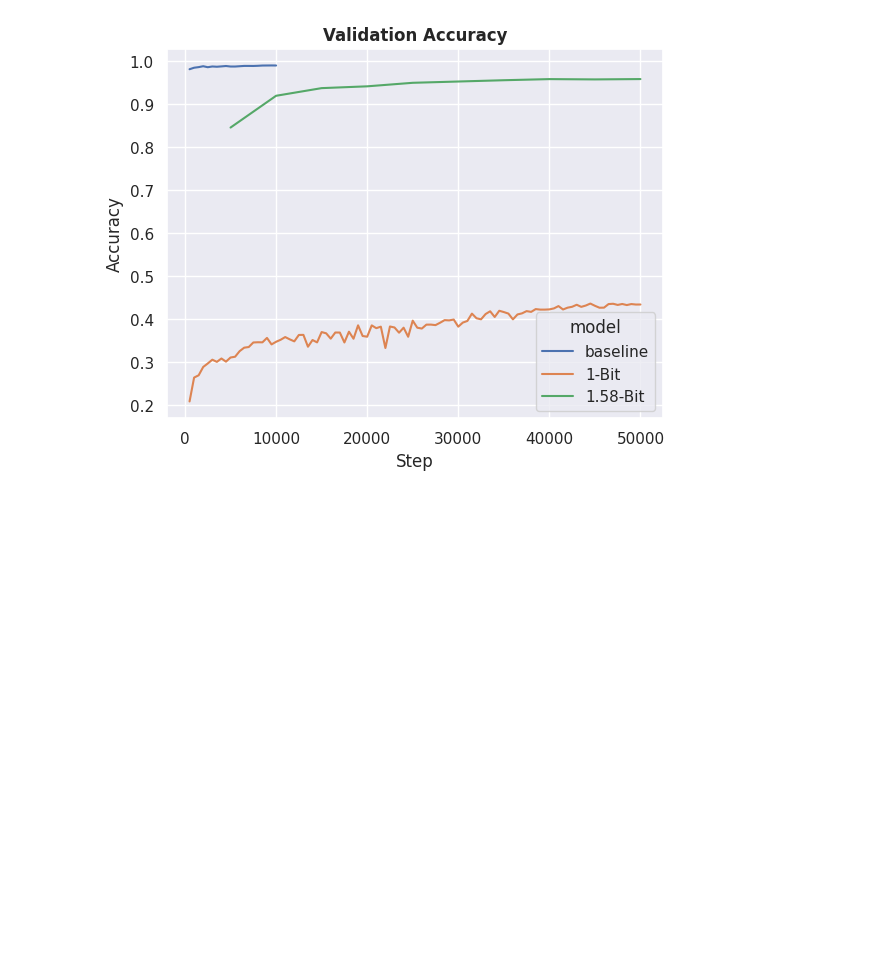
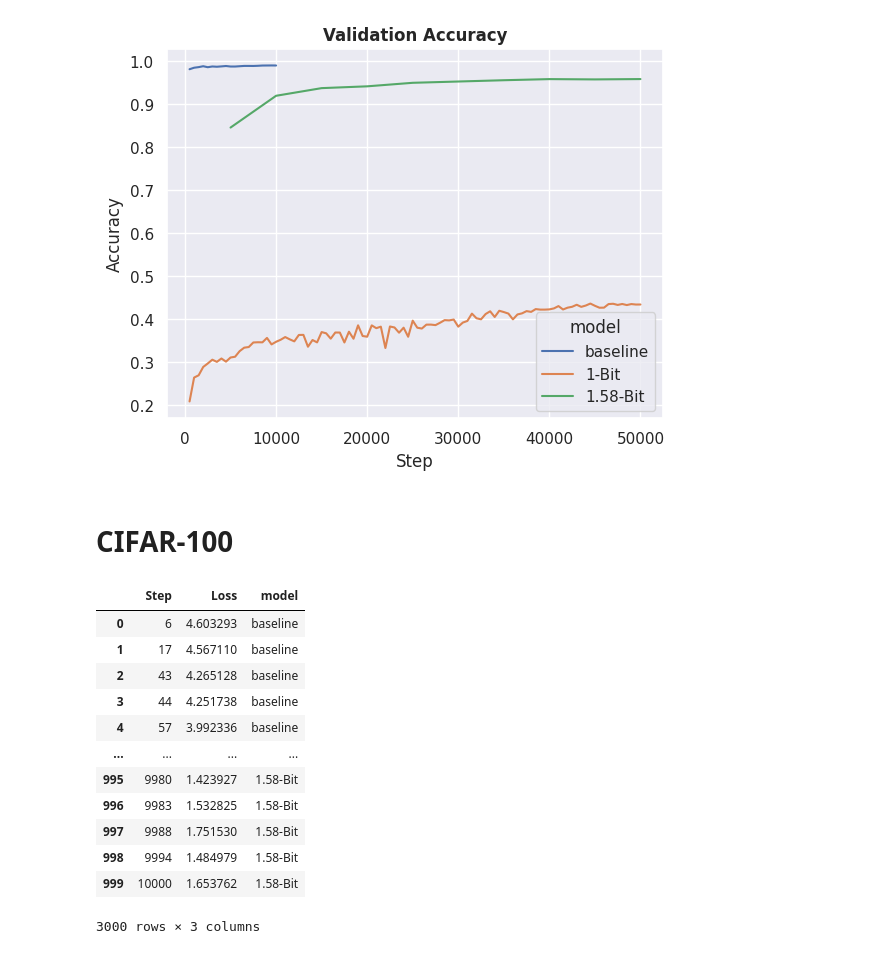
Before and after one commit to Vincent-La/ViT-CMSC472, a Jupyter notebook: plots.ipynb, the cells around one changed output. Drawn from its saved outputs; the diff is of its cells as text; code cells hidden in the pictures; blank space fills up the shorter version.

```diff
--- a/plots.ipynb
+++ b/plots.ipynb
@@ -161,3 +163,31 @@ plt.title('Validation Accuracy', weight='bold')
 # %% [output]
 Text(0.5, 1.0, 'Validation Accuracy')
 [figure]
+# %% [markdown]
+# CIFAR-100
+# %%
+df_baselineloss = pd.read_csv(os.path.join('training_output', 'loss', 'CIFAR_100', 'baseline.csv')).drop('Wall time', axis=1).rename({'Value': 'Loss'}, axis = 1)
+df_baselineloss['model'] = 'baseline'
+
+df_1bitloss = pd.read_csv(os.path.join('training_output', 'loss', 'CIFAR_100', '1bit.csv')).drop('Wall time', axis=1).rename({'Value': 'Loss'}, axis = 1)
+df_1bitloss['model'] = '1-Bit'
+
+df_158bitloss = pd.read_csv(os.path.join('training_output', 'loss', 'CIFAR_100', 'bit158.csv')).drop('Wall time', axis=1).rename({'Value': 'Loss'}, axis = 1)
+df_158bitloss['model'] = '1.58-Bit'
+
+df_loss = pd.concat([df_baselineloss, df_1bitloss, df_158bitloss])
+df_loss
+# %% [output]
+|  | Step | Loss | model |
+| 0 | 6 | 4.603293 | baseline |
+| 1 | 17 | 4.567110 | baseline |
+| 2 | 43 | 4.265128 | baseline |
+| 3 | 44 | 4.251738 | baseline |
+| 4 | 57 | 3.992336 | baseline |
+| ... | ... | ... | ... |
+| 995 | 9980 | 1.423927 | 1.58-Bit |
+| 996 | 9983 | 1.532825 | 1.58-Bit |
+| 997 | 9988 | 1.751530 | 1.58-Bit |
+| 998 | 9994 | 1.484979 | 1.58-Bit |
+| 999 | 10000 | 1.653762 | 1.58-Bit |
+3000 rows × 3 columns
```
Also changed, not shown: parts of 2 cells of this notebook, 3 other files.
